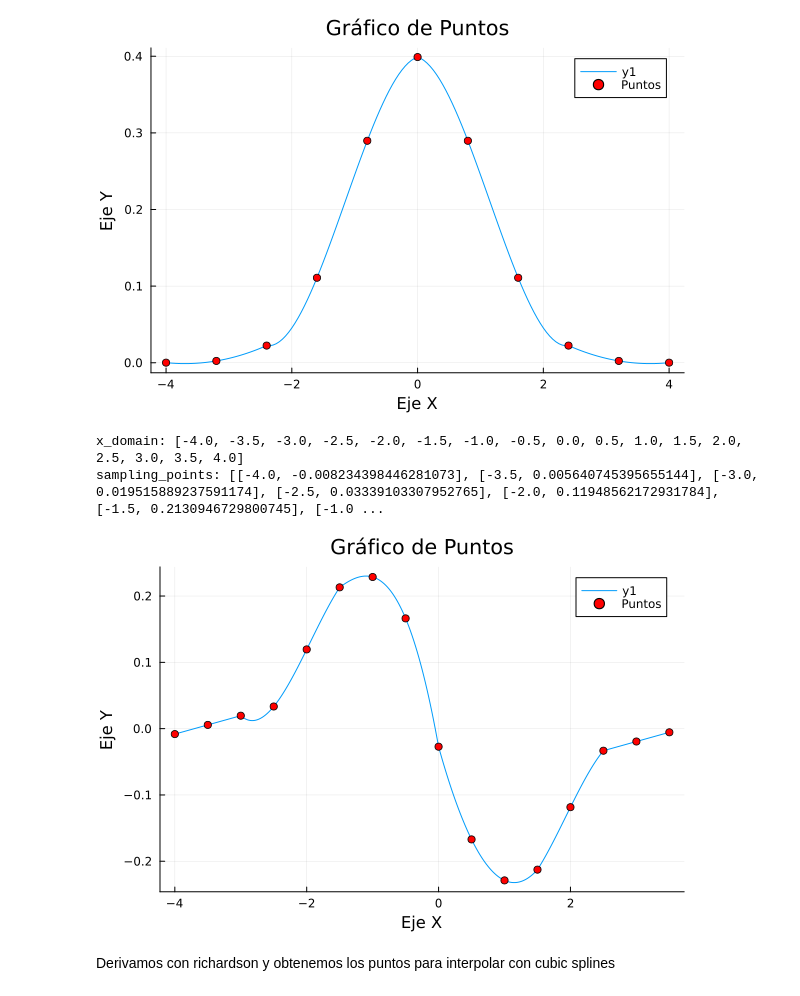
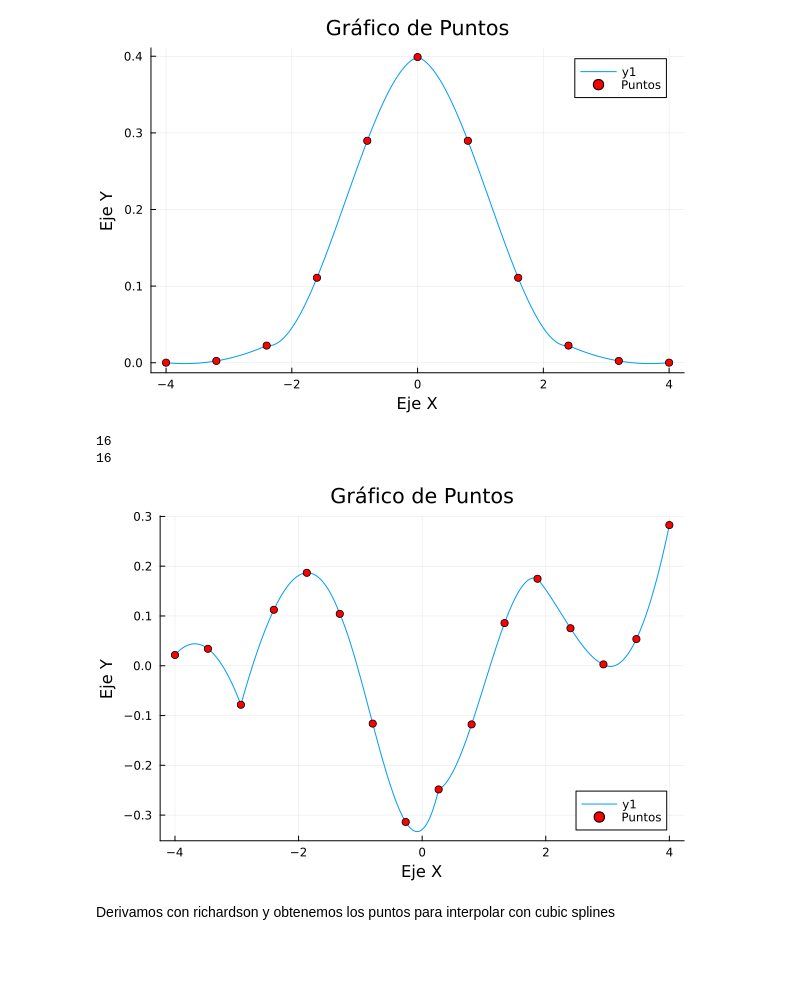
Before and after one commit to DaveAlsina/8tavoSemestre, a Jupyter notebook: numerico/taller2/taller2solucion_nicolas.ipynb, the cells around one changed output. Cells and saved outputs as stored; diff of their text form; code cells hidden in the pictures; blank space fills up the shorter version.

```diff
--- a/numerico/taller2/taller2solucion_nicolas.ipynb
+++ b/numerico/taller2/taller2solucion_nicolas.ipynb
@@ -339,7 +489,7 @@ end
 function interpolate_point(samples::Vector{Vector{Float64}}, x::Float64)
 
     """
-        Given a set of points, this function interpolates a point using the cubic spline method.
+        Given a set of points, this function interpolates a point using the lagrange polynomials.
 
         Arguments:
         ----------------
@@ -473,20 +650,20 @@ plot_polynomiun(x_sample, y_sample, 0.05)
 [figure]
 # %%
 #degree of the derivative
-n = 1
-h = 0.1
-nresample = 17
+n = 2
+h = 0.25
+nresample = 16
 niters = 5
 
 nth_derivative = get_nth_derivarive_lagrange(sampled_points, richardson, normal_distribution, n, nresample, h, niters)
 nth_derivative_x = [nth_derivative[i][1] for i in 1:length(nth_derivative)]
 nth_derivative_y = [nth_derivative[i][2] for i in 1:length(nth_derivative)]
 
 plot_polynomiun(nth_derivative_x, nth_derivative_y, 0.025)
 # %% [output]
-x_domain: [-4.0, -3.5, -3.0, -2.5, -2.0, -1.5, -1.0, -0.5, 0.0, 0.5, 1.0, 1.5, 2.0, 2.5, 3.0, 3.5, 4.0]
-sampling_points: [[-4.0, -0.008234398446281073], [-3.5, 0.005640745395655144], [-3.0, 0.019515889237591174], [-2.5, 0.03339103307952765], [-2.0, 0.11948562172931784], [-1.5, 0.2130946729800745], [-1.0 ...
+16
+16
-[figure, old version]
+[figure, new version]
 # %% [markdown]
 Derivamos con richardson y obtenemos los puntos para interpolar con cubic splines
 # %%
```
Also changed, not shown: parts of 10 cells of this notebook.
